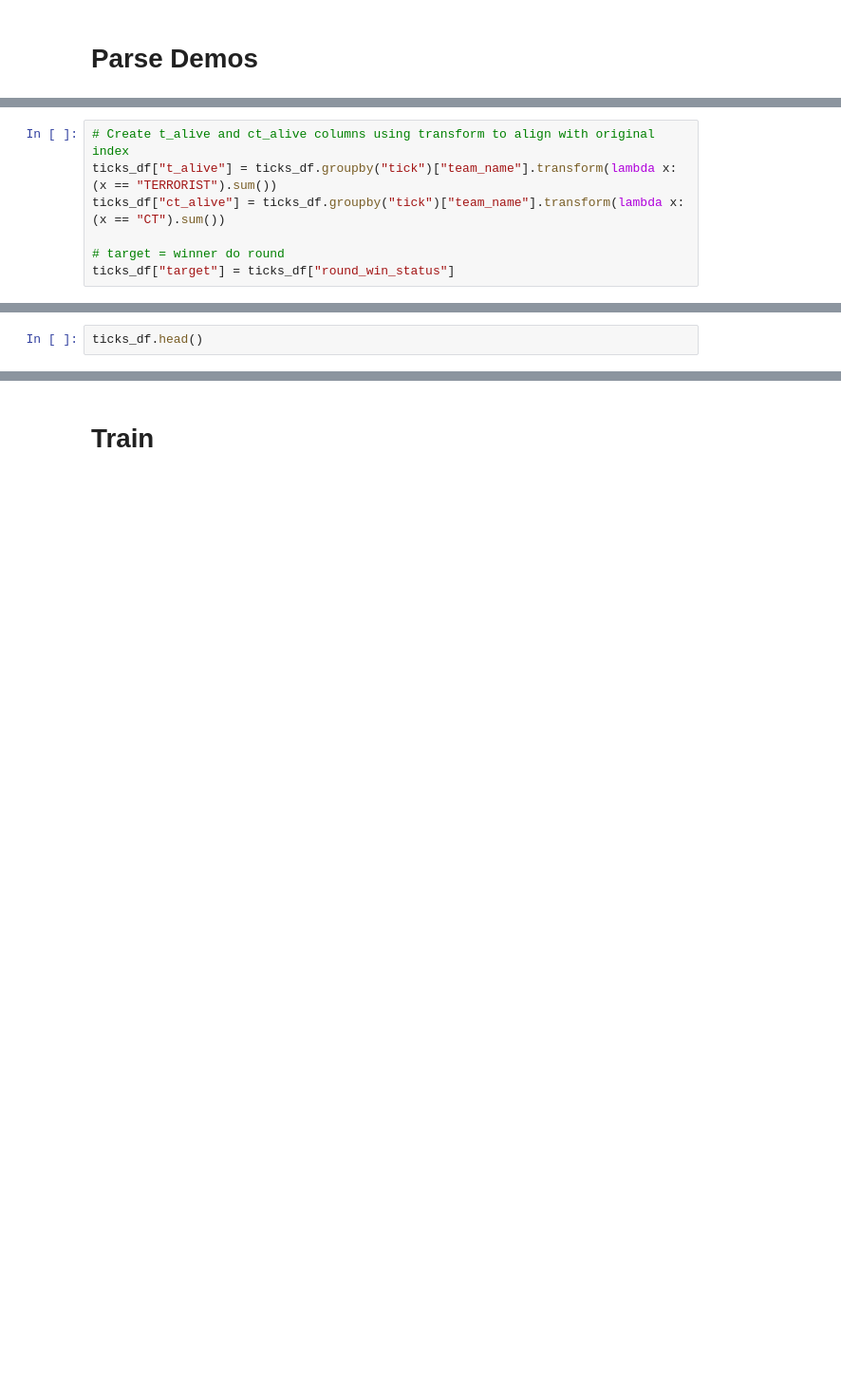
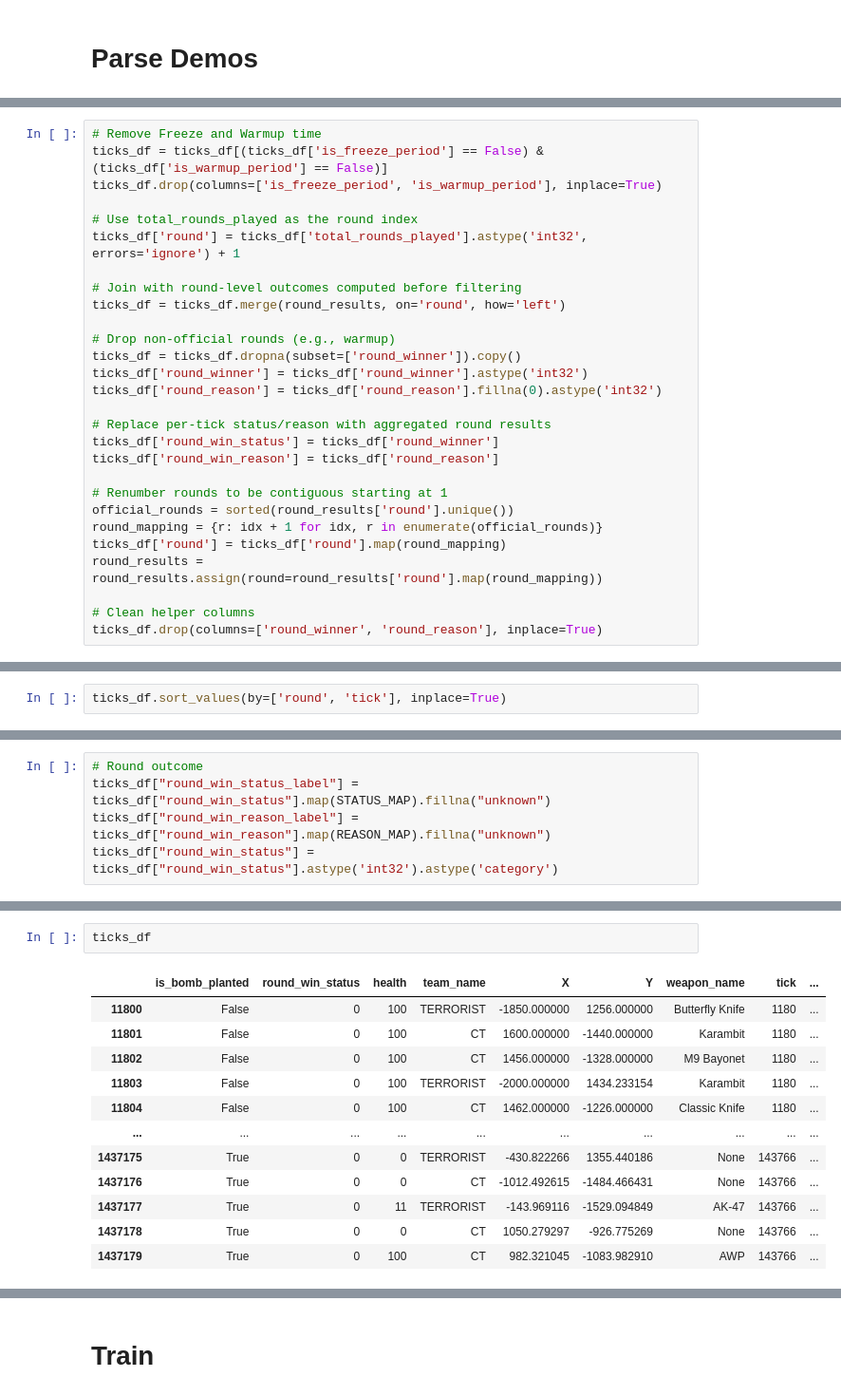
Before and after one commit to ivo08/demoparser-main, a Jupyter notebook: model/before_round.ipynb, the cells around one changed output, grey strips where cells are left out. Shown at 95% size. Drawn from its saved outputs; the diff is of its cells as text; blank space fills up the shorter version.

```diff
--- a/model/before_round.ipynb
+++ b/model/before_round.ipynb
@@ -76,7 +54,0 @@ ticks_df.drop(columns=['round_win_reason'], inplace=True)
-# %%
-# Create t_alive and ct_alive columns using transform to align with original index
-ticks_df["t_alive"] = ticks_df.groupby("tick")["team_name"].transform(lambda x: (x == "TERRORIST").sum())
-ticks_df["ct_alive"] = ticks_df.groupby("tick")["team_name"].transform(lambda x: (x == "CT").sum())
-
-# target = winner do round
-ticks_df["target"] = ticks_df["round_win_status"]
@@ -83,2 +100,28 @@ ticks_df["target"] = ticks_df["round_win_status"]
 # %%
-ticks_df.head()
+# Remove Freeze and Warmup time
+ticks_df = ticks_df[(ticks_df['is_freeze_period'] == False) & (ticks_df['is_warmup_period'] == False)]
+ticks_df.drop(columns=['is_freeze_period', 'is_warmup_period'], inplace=True)
+
+# Use total_rounds_played as the round index
+ticks_df['round'] = ticks_df['total_rounds_played'].astype('int32', errors='ignore') + 1
+
+# Join with round-level outcomes computed before filtering
+ticks_df = ticks_df.merge(round_results, on='round', how='left')
+
+# Drop non-official rounds (e.g., warmup)
+ticks_df = ticks_df.dropna(subset=['round_winner']).copy()
+ticks_df['round_winner'] = ticks_df['round_winner'].astype('int32')
+ticks_df['round_reason'] = ticks_df['round_reason'].fillna(0).astype('int32')
+
+# Replace per-tick status/reason with aggregated round results
+ticks_df['round_win_status'] = ticks_df['round_winner']
+ticks_df['round_win_reason'] = ticks_df['round_reason']
+
+# Renumber rounds to be contiguous starting at 1
+official_rounds = sorted(round_results['round'].unique())
+round_mapping = {r: idx + 1 for idx, r in enumerate(official_rounds)}
+ticks_df['round'] = ticks_df['round'].map(round_mapping)
+round_results = round_results.assign(round=round_results['round'].map(round_mapping))
+
+# Clean helper columns
+ticks_df.drop(columns=['round_winner', 'round_reason'], inplace=True)
@@ -91,0 +132,2 @@ ticks_df.head()
+# %%
+ticks_df.sort_values(by=['round', 'tick'], inplace=True)
@@ -91,0 +210,5 @@ ticks_df.head()
+# %%
+# Round outcome
+ticks_df["round_win_status_label"] = ticks_df["round_win_status"].map(STATUS_MAP).fillna("unknown")
+ticks_df["round_win_reason_label"] = ticks_df["round_win_reason"].map(REASON_MAP).fillna("unknown")
+ticks_df["round_win_status"] = ticks_df["round_win_status"].astype('int32').astype('category')
@@ -91,0 +217,15 @@ ticks_df.head()
+# %%
+ticks_df
+# %% [output]
+|  | is_bomb_planted | round_win_status | health | team_name | X | Y | weapon_name | tick | ... |
+| 11800 | False | 0 | 100 | TERRORIST | -1850.000000 | 1256.000000 | Butterfly Knife | 1180 | ... |
+| 11801 | False | 0 | 100 | CT | 1600.000000 | -1440.000000 | Karambit | 1180 | ... |
+| 11802 | False | 0 | 100 | CT | 1456.000000 | -1328.000000 | M9 Bayonet | 1180 | ... |
+| 11803 | False | 0 | 100 | TERRORIST | -2000.000000 | 1434.233154 | Karambit | 1180 | ... |
+| 11804 | False | 0 | 100 | CT | 1462.000000 | -1226.000000 | Classic Knife | 1180 | ... |
+| ... | ... | ... | ... | ... | ... | ... | ... | ... | ... |
+| 1437175 | True | 0 | 0 | TERRORIST | -430.822266 | 1355.440186 | None | 143766 | ... |
+| 1437176 | True | 0 | 0 | CT | -1012.492615 | -1484.466431 | None | 143766 | ... |
+| 1437177 | True | 0 | 11 | TERRORIST | -143.969116 | -1529.094849 | AK-47 | 143766 | ... |
+| 1437178 | True | 0 | 0 | CT | 1050.279297 | -926.775269 | None | 143766 | ... |
+| 1437179 | True | 0 | 100 | CT | 982.321045 | -1083.982910 | AWP | 143766 | ... |
```
Also changed, not shown: parts of 23 cells of this notebook, 2 other files.
